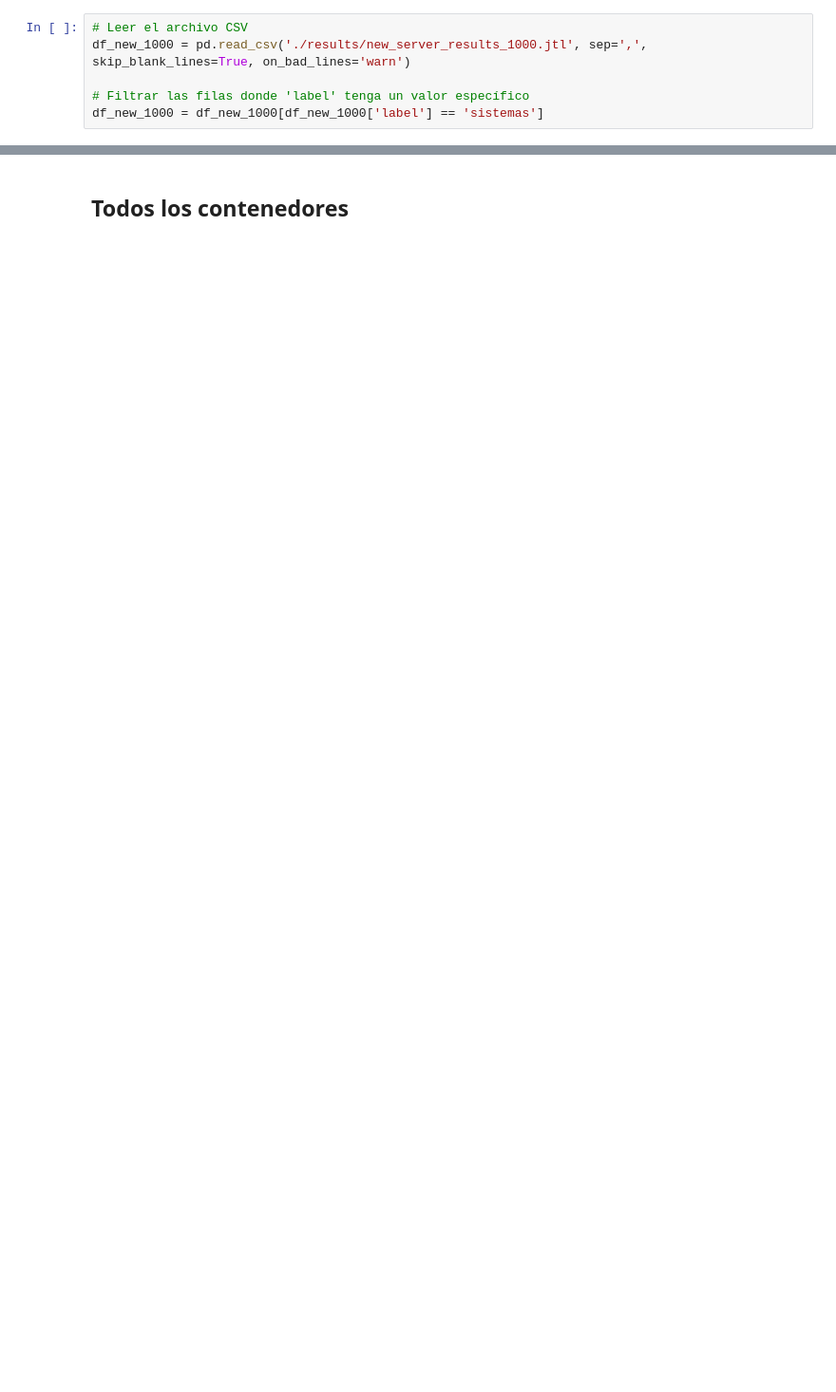
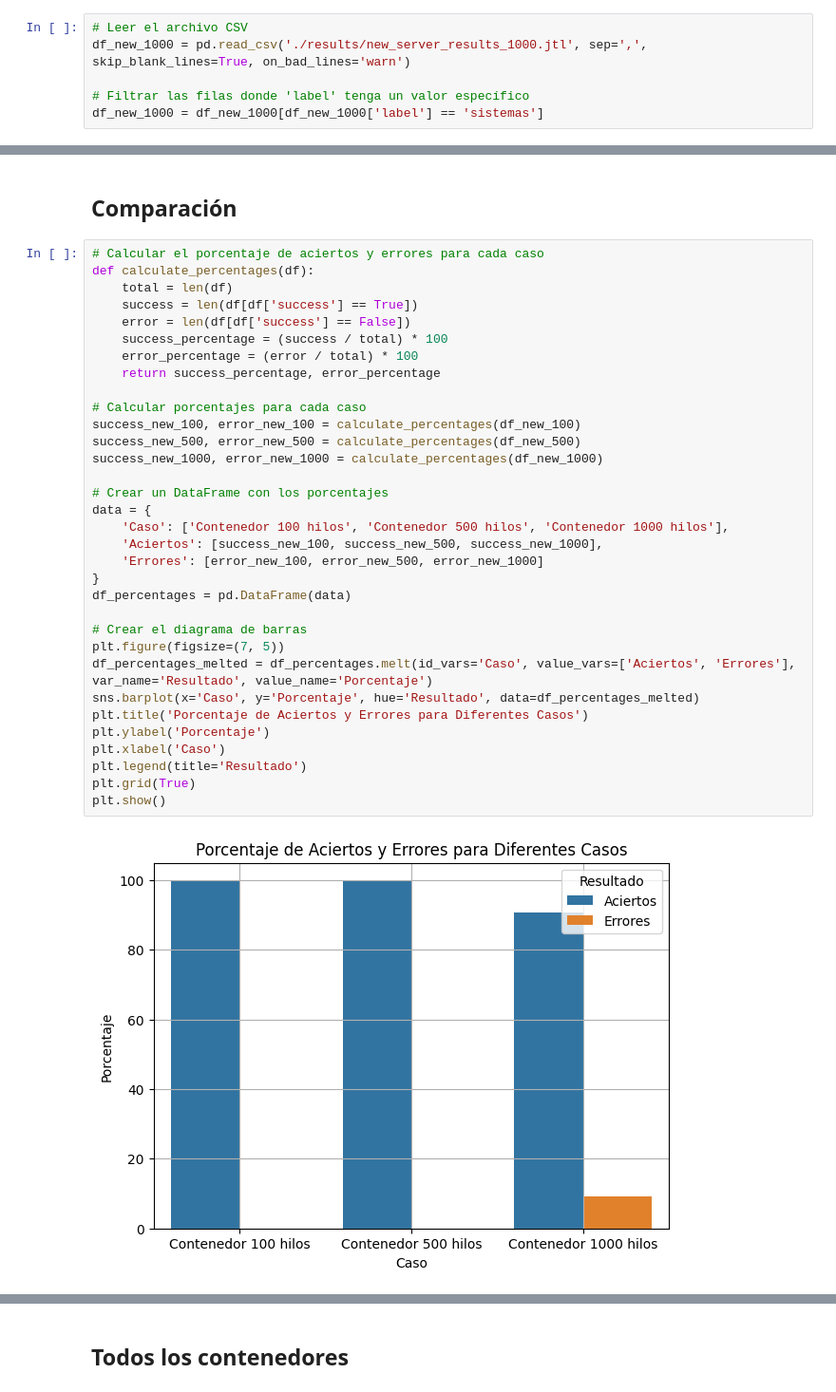
Before and after one commit to DanielXMPB/pruebas-coma, a Jupyter notebook: grafic_results.ipynb, the cells around one changed output, grey strips where cells are left out. Shown: that part at 95% size. Saved outputs shown, nothing was run; the diff lists cells and outputs as text; blank space fills up the shorter version.

```diff
--- a/grafic_results.ipynb
+++ b/grafic_results.ipynb
@@ -196,0 +199,37 @@ Tiempo promedio de respuesta: 17869.92 ms
+# %% [markdown]
+## Comparación
+# %%
+# Calcular el porcentaje de aciertos y errores para cada caso
+def calculate_percentages(df):
+    total = len(df)
+    success = len(df[df['success'] == True])
+    error = len(df[df['success'] == False])
+    success_percentage = (success / total) * 100
+    error_percentage = (error / total) * 100
+    return success_percentage, error_percentage
+
+# Calcular porcentajes para cada caso
+success_new_100, error_new_100 = calculate_percentages(df_new_100)
+success_new_500, error_new_500 = calculate_percentages(df_new_500)
+success_new_1000, error_new_1000 = calculate_percentages(df_new_1000)
+
+# Crear un DataFrame con los porcentajes
+data = {
+    'Caso': ['Contenedor 100 hilos', 'Contenedor 500 hilos', 'Contenedor 1000 hilos'],
+    'Aciertos': [success_new_100, success_new_500, success_new_1000],
+    'Errores': [error_new_100, error_new_500, error_new_1000]
+}
+df_percentages = pd.DataFrame(data)
+
+# Crear el diagrama de barras
+plt.figure(figsize=(7, 5))
+df_percentages_melted = df_percentages.melt(id_vars='Caso', value_vars=['Aciertos', 'Errores'], var_name='Resultado', value_name='Porcentaje')
+sns.barplot(x='Caso', y='Porcentaje', hue='Resultado', data=df_percentages_melted)
+plt.title('Porcentaje de Aciertos y Errores para Diferentes Casos')
+plt.ylabel('Porcentaje')
+plt.xlabel('Caso')
+plt.legend(title='Resultado')
+plt.grid(True)
+plt.show()
+# %% [output]
+[figure, added]
```
Also changed, not shown: parts of 15 cells of this notebook, 3 other files.
